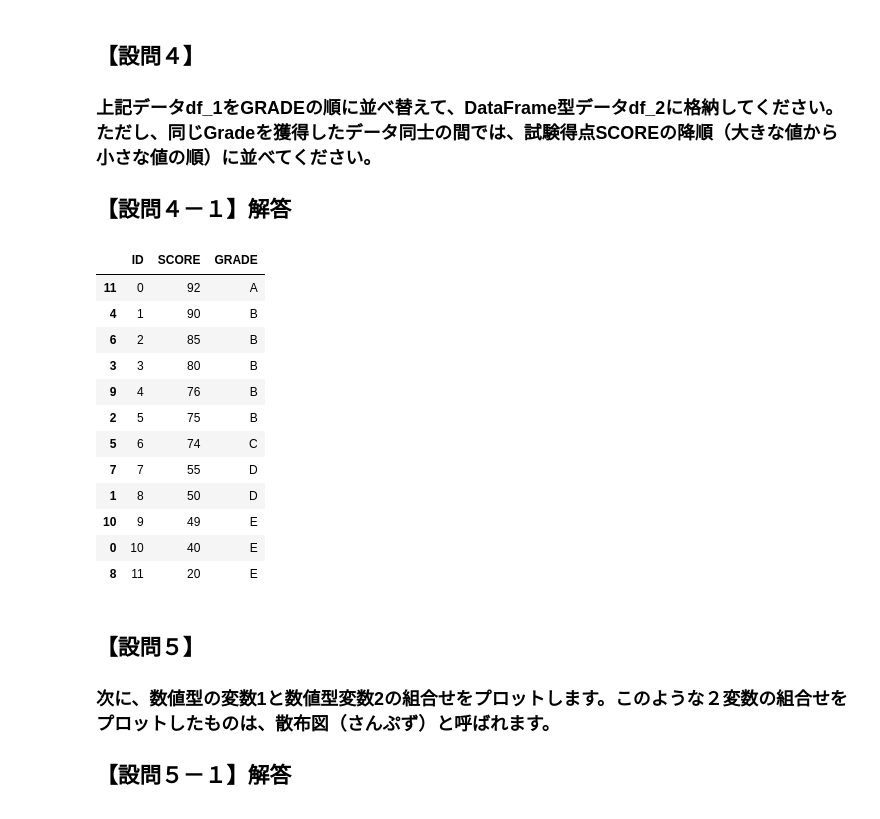
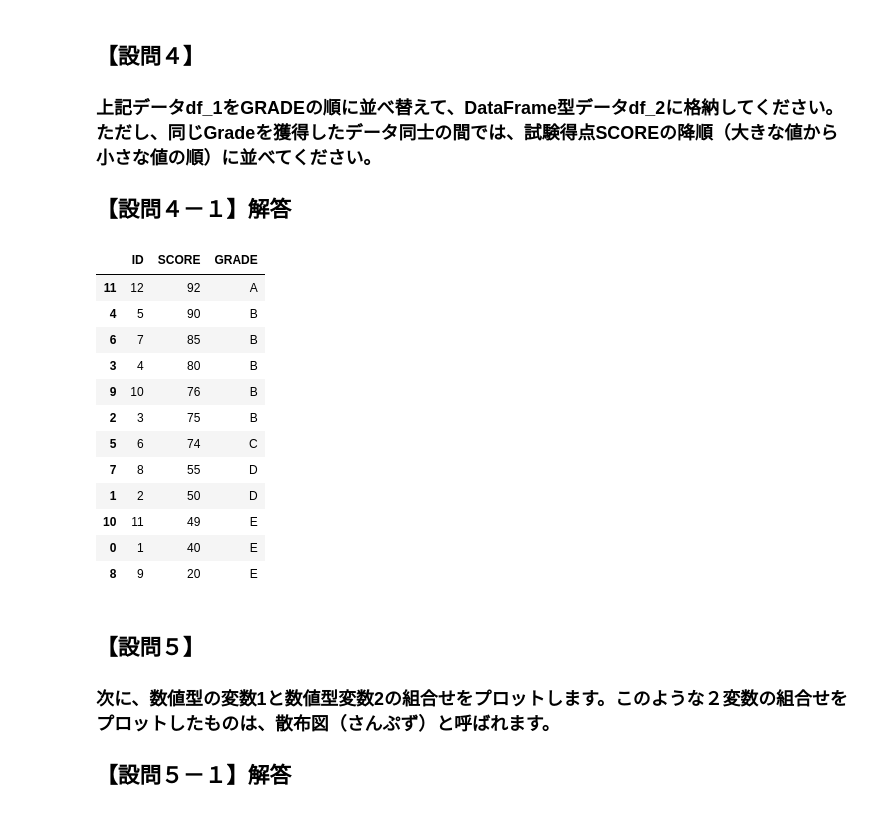
Before and after one commit to c190477/c190477-MS3, a Jupyter notebook: MS_assignment_3.ipynb, the cells around one changed output. Saved outputs shown, nothing was run; the diff lists cells and outputs as text; code cells hidden in the pictures.

```diff
--- a/MS_assignment_3.ipynb
+++ b/MS_assignment_3.ipynb
@@ -138,13 +138,13 @@ df_1
 # %%
 
 for index, row in df_1.iterrows() :
-    if(row["SCORE"] > 90) :
+    if(row["SCORE"] >= 91) :
         df_1.at[index, "GRADE"] = "A"
-    elif(row["SCORE"] <= 90 and row["SCORE"] > 74) :
+    elif(91 > row["SCORE"] > 74) :
         df_1.at[index, "GRADE"] = "B"
-    elif(row["SCORE"] <= 74 and row["SCORE"] > 64) :
+    elif(75 > row["SCORE"] > 64) :
         df_1.at[index, "GRADE"] = "C"
-    elif(row["SCORE"] <= 64 and row["SCORE"] > 49) :
+    elif(65 > row["SCORE"] > 49) :
         df_1.at[index, "GRADE"] = "D"
     else :
         df_1.at[index, "GRADE"]  = "E"
@@ -196,26 +196,21 @@ print("%.2f" % df_1.SCORE.std())
 # %%
 df_2 = df_1.sort_values('GRADE').sort_values('SCORE', ascending=False)
 
-i = 0
-for r in df_2.itertuples() :
-    df_2.at[r.Index, 'ID'] = i
-    i += 1
-
 df_2
 # %% [output]
 |  | ID | SCORE | GRADE |
-| 11 | 0 | 92 | A |
-| 4 | 1 | 90 | B |
-| 6 | 2 | 85 | B |
-| 3 | 3 | 80 | B |
-| 9 | 4 | 76 | B |
-| 2 | 5 | 75 | B |
+| 11 | 12 | 92 | A |
+| 4 | 5 | 90 | B |
+| 6 | 7 | 85 | B |
+| 3 | 4 | 80 | B |
+| 9 | 10 | 76 | B |
+| 2 | 3 | 75 | B |
 | 5 | 6 | 74 | C |
-| 7 | 7 | 55 | D |
-| 1 | 8 | 50 | D |
-| 10 | 9 | 49 | E |
-| 0 | 10 | 40 | E |
-| 8 | 11 | 20 | E |
+| 7 | 8 | 55 | D |
+| 1 | 2 | 50 | D |
+| 10 | 11 | 49 | E |
+| 0 | 1 | 40 | E |
+| 8 | 9 | 20 | E |
 # %% [markdown]
 ## 【設問５】
 ### 次に、数値型の変数1と数値型変数2の組合せをプロットします。このような２変数の組合せをプロットしたものは、散布図（さんぷず）と呼ばれます。
```
Also changed, not shown: parts of 2 cells of this notebook.
